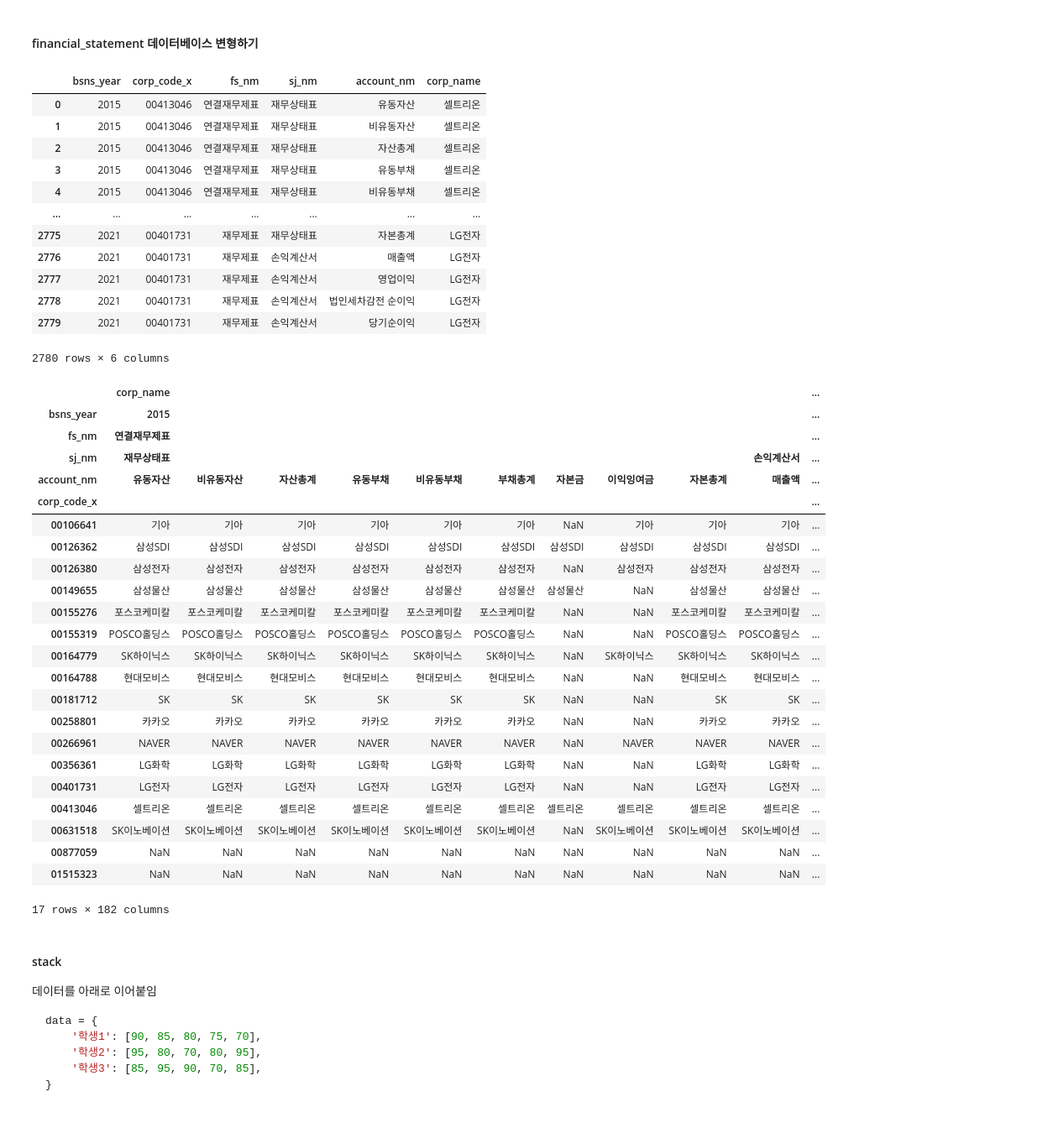
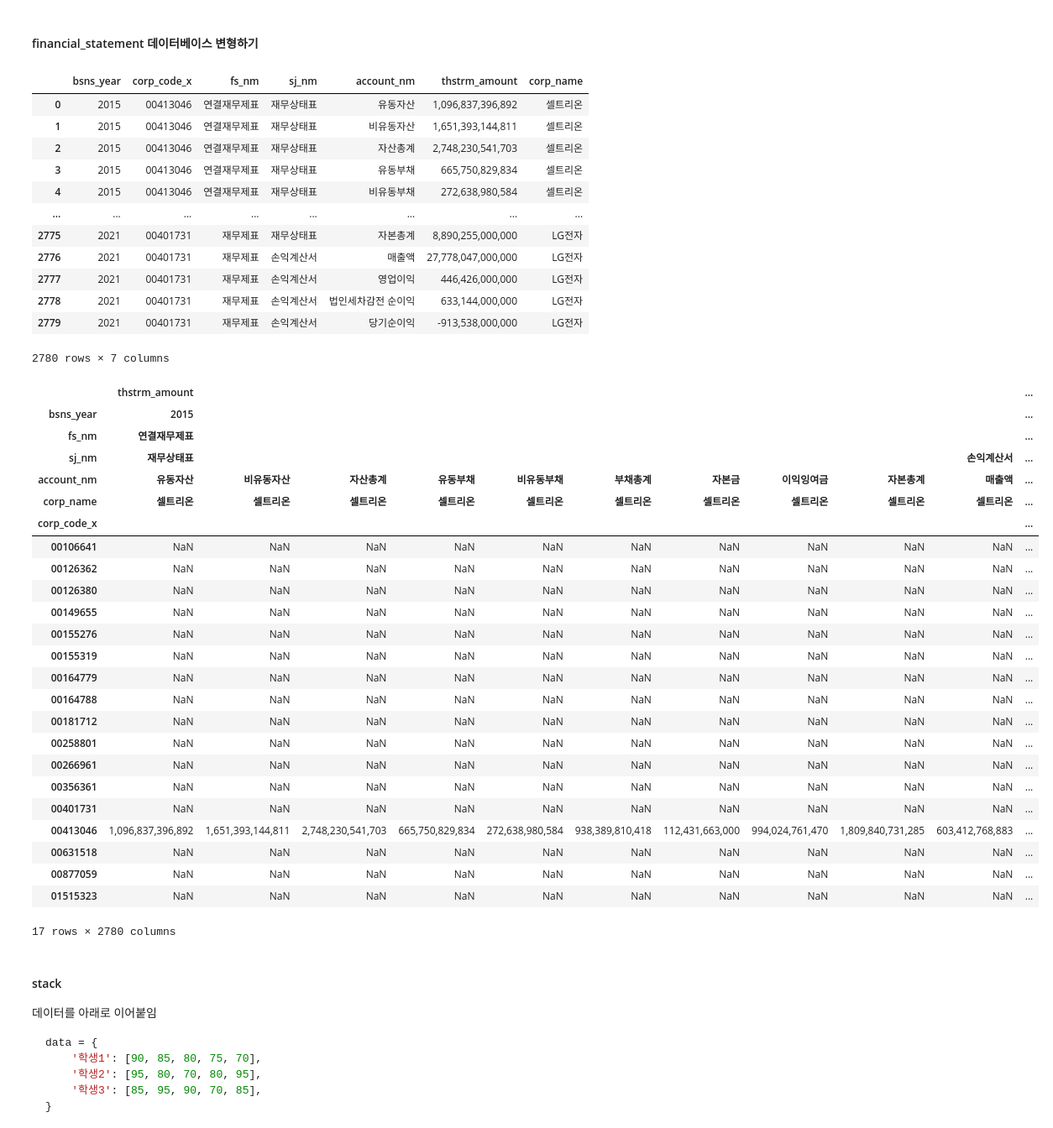
Before and after one commit to soldierzeus/bigdata_thunder, a Jupyter notebook: bigdata2/day05.ipynb, the cells around one changed output. Shown at 84% size. Cells and saved outputs as stored; diff of their text form; code cells hidden in the pictures.

```diff
--- a/bigdata2/day05.ipynb
+++ b/bigdata2/day05.ipynb
@@ -2148,55 +2148,58 @@ df.melt(id_vars=['A'], value_vars=['B', 'C'], var_name='new_var_name', value_nam
 | 3 | a | C | 2 |
 | 4 | b | C | 4 |
 | 5 | c | C | 6 |
+# %%
+corpcode = pd.read_csv(r'C:\Users\user\Documents\github\2022_08_06_big_data\bigdata2\dart\corpcode.csv', dtype=str)
 # %% [markdown]
 #### financial_statement 데이터베이스 변형하기
 # %%
-financial_statement = pd.read_csv(r'C:\bigdata_git\2022_08_06_big_data\bigdata2\data\dart\financial_statement.csv', dtype=str)
+financial_statement = pd.read_csv(r'C:\Users\user\Documents\github\2022_08_06_big_data\bigdata2\dart\financial_statement.csv', dtype=str)
 current_financial_statement = financial_statement.merge(corpcode, how='inner', on='stock_code')
-current_financial_statement_1 = current_financial_statement.drop(columns=['rcept_no', 'reprt_code', 'corp_code_y', 'stock_code','sj_div', 'fs_div', 'thstrm_nm','thstrm_dt','thstrm_amount','frmtrm_nm','frmtrm_dt','frmtrm_amount','bfefrmtrm_nm', 'bfefrmtrm_dt','bfefrmtrm_amount','ord','currency','modify_date'])
+current_financial_statement_1 = current_financial_statement.drop(columns=['rcept_no', 'reprt_code', 'corp_code_y', 'stock_code','sj_div', 'fs_div', 'thstrm_nm','thstrm_dt','frmtrm_nm','frmtrm_dt','frmtrm_amount','bfefrmtrm_nm', 'bfefrmtrm_dt','bfefrmtrm_amount','ord','currency','modify_date'])
 # %%
 current_financial_statement_1
 # %% [output]
-|  | bsns_year | corp_code_x | fs_nm | sj_nm | account_nm | corp_name |
-| 0 | 2015 | 00413046 | 연결재무제표 | 재무상태표 | 유동자산 | 셀트리온 |
-| 1 | 2015 | 00413046 | 연결재무제표 | 재무상태표 | 비유동자산 | 셀트리온 |
-| 2 | 2015 | 00413046 | 연결재무제표 | 재무상태표 | 자산총계 | 셀트리온 |
-| 3 | 2015 | 00413046 | 연결재무제표 | 재무상태표 | 유동부채 | 셀트리온 |
-| 4 | 2015 | 00413046 | 연결재무제표 | 재무상태표 | 비유동부채 | 셀트리온 |
-| ... | ... | ... | ... | ... | ... | ... |
-| 2775 | 2021 | 00401731 | 재무제표 | 재무상태표 | 자본총계 | LG전자 |
-| 2776 | 2021 | 00401731 | 재무제표 | 손익계산서 | 매출액 | LG전자 |
-| 2777 | 2021 | 00401731 | 재무제표 | 손익계산서 | 영업이익 | LG전자 |
-| 2778 | 2021 | 00401731 | 재무제표 | 손익계산서 | 법인세차감전 순이익 | LG전자 |
-| 2779 | 2021 | 00401731 | 재무제표 | 손익계산서 | 당기순이익 | LG전자 |
+|  | bsns_year | corp_code_x | fs_nm | sj_nm | account_nm | thstrm_amount | corp_name |
+| 0 | 2015 | 00413046 | 연결재무제표 | 재무상태표 | 유동자산 | 1,096,837,396,892 | 셀트리온 |
+| 1 | 2015 | 00413046 | 연결재무제표 | 재무상태표 | 비유동자산 | 1,651,393,144,811 | 셀트리온 |
+| 2 | 2015 | 00413046 | 연결재무제표 | 재무상태표 | 자산총계 | 2,748,230,541,703 | 셀트리온 |
+| 3 | 2015 | 00413046 | 연결재무제표 | 재무상태표 | 유동부채 | 665,750,829,834 | 셀트리온 |
+| 4 | 2015 | 00413046 | 연결재무제표 | 재무상태표 | 비유동부채 | 272,638,980,584 | 셀트리온 |
+| ... | ... | ... | ... | ... | ... | ... | ... |
+| 2775 | 2021 | 00401731 | 재무제표 | 재무상태표 | 자본총계 | 8,890,255,000,000 | LG전자 |
+| 2776 | 2021 | 00401731 | 재무제표 | 손익계산서 | 매출액 | 27,778,047,000,000 | LG전자 |
+| 2777 | 2021 | 00401731 | 재무제표 | 손익계산서 | 영업이익 | 446,426,000,000 | LG전자 |
+| 2778 | 2021 | 00401731 | 재무제표 | 손익계산서 | 법인세차감전 순이익 | 633,144,000,000 | LG전자 |
+| 2779 | 2021 | 00401731 | 재무제표 | 손익계산서 | 당기순이익 | -913,538,000,000 | LG전자 |
-2780 rows × 6 columns
+2780 rows × 7 columns
 # %%
-current_financial_statement_1.pivot(index='corp_code_x', columns=['bsns_year', 'fs_nm', 'sj_nm', 'account_nm'], values=['corp_name'])
+current_financial_statement_1.pivot(index='corp_code_x', columns=['bsns_year', 'fs_nm', 'sj_nm', 'account_nm', 'corp_name'], values=['thstrm_amount'])
 # %% [output]
-|  | corp_name |  |  |  |  |  |  |  |  |  | ... |
+|  | thstrm_amount |  |  |  |  |  |  |  |  |  | ... |
 | bsns_year | 2015 |  |  |  |  |  |  |  |  |  | ... |
 | fs_nm | 연결재무제표 |  |  |  |  |  |  |  |  |  | ... |
 | sj_nm | 재무상태표 |  |  |  |  |  |  |  |  | 손익계산서 | ... |
 | account_nm | 유동자산 | 비유동자산 | 자산총계 | 유동부채 | 비유동부채 | 부채총계 | 자본금 | 이익잉여금 | 자본총계 | 매출액 | ... |
+| corp_name | 셀트리온 | 셀트리온 | 셀트리온 | 셀트리온 | 셀트리온 | 셀트리온 | 셀트리온 | 셀트리온 | 셀트리온 | 셀트리온 | ... |
 | corp_code_x |  |  |  |  |  |  |  |  |  |  | ... |
-| 00106641 | 기아 | 기아 | 기아 | 기아 | 기아 | 기아 | NaN | 기아 | 기아 | 기아 | ... |
-| 00126362 | 삼성SDI | 삼성SDI | 삼성SDI | 삼성SDI | 삼성SDI | 삼성SDI | 삼성SDI | 삼성SDI | 삼성SDI | 삼성SDI | ... |
-| 00126380 | 삼성전자 | 삼성전자 | 삼성전자 | 삼성전자 | 삼성전자 | 삼성전자 | NaN | 삼성전자 | 삼성전자 | 삼성전자 | ... |
-| 00149655 | 삼성물산 | 삼성물산 | 삼성물산 | 삼성물산 | 삼성물산 | 삼성물산 | 삼성물산 | NaN | 삼성물산 | 삼성물산 | ... |
-| 00155276 | 포스코케미칼 | 포스코케미칼 | 포스코케미칼 | 포스코케미칼 | 포스코케미칼 | 포스코케미칼 | NaN | NaN | 포스코케미칼 | 포스코케미칼 | ... |
-| 00155319 | POSCO홀딩스 | POSCO홀딩스 | POSCO홀딩스 | POSCO홀딩스 | POSCO홀딩스 | POSCO홀딩스 | NaN | NaN | POSCO홀딩스 | POSCO홀딩스 | ... |
-| 00164779 | SK하이닉스 | SK하이닉스 | SK하이닉스 | SK하이닉스 | SK하이닉스 | SK하이닉스 | NaN | SK하이닉스 | SK하이닉스 | SK하이닉스 | ... |
-| 00164788 | 현대모비스 | 현대모비스 | 현대모비스 | 현대모비스 | 현대모비스 | 현대모비스 | NaN | NaN | 현대모비스 | 현대모비스 | ... |
-| 00181712 | SK | SK | SK | SK | SK | SK | NaN | NaN | SK | SK | ... |
-| 00258801 | 카카오 | 카카오 | 카카오 | 카카오 | 카카오 | 카카오 | NaN | NaN | 카카오 | 카카오 | ... |
-| 00266961 | NAVER | NAVER | NAVER | NAVER | NAVER | NAVER | NaN | NAVER | NAVER | NAVER | ... |
-| 00356361 | LG화학 | LG화학 | LG화학 | LG화학 | LG화학 | LG화학 | NaN | NaN | LG화학 | LG화학 | ... |
-| 00401731 | LG전자 | LG전자 | LG전자 | LG전자 | LG전자 | LG전자 | NaN | NaN | LG전자 | LG전자 | ... |
-| 00413046 | 셀트리온 | 셀트리온 | 셀트리온 | 셀트리온 | 셀트리온 | 셀트리온 | 셀트리온 | 셀트리온 | 셀트리온 | 셀트리온 | ... |
-| 00631518 | SK이노베이션 | SK이노베이션 | SK이노베이션 | SK이노베이션 | SK이노베이션 | SK이노베이션 | NaN | SK이노베이션 | SK이노베이션 | SK이노베이션 | ... |
+| 00106641 | NaN | NaN | NaN | NaN | NaN | NaN | NaN | NaN | NaN | NaN | ... |
+| 00126362 | NaN | NaN | NaN | NaN | NaN | NaN | NaN | NaN | NaN | NaN | ... |
+| 00126380 | NaN | NaN | NaN | NaN | NaN | NaN | NaN | NaN | NaN | NaN | ... |
+| 00149655 | NaN | NaN | NaN | NaN | NaN | NaN | NaN | NaN | NaN | NaN | ... |
+| 00155276 | NaN | NaN | NaN | NaN | NaN | NaN | NaN | NaN | NaN | NaN | ... |
+| 00155319 | NaN | NaN | NaN | NaN | NaN | NaN | NaN | NaN | NaN | NaN | ... |
+| 00164779 | NaN | NaN | NaN | NaN | NaN | NaN | NaN | NaN | NaN | NaN | ... |
+| 00164788 | NaN | NaN | NaN | NaN | NaN | NaN | NaN | NaN | NaN | NaN | ... |
+| 00181712 | NaN | NaN | NaN | NaN | NaN | NaN | NaN | NaN | NaN | NaN | ... |
+| 00258801 | NaN | NaN | NaN | NaN | NaN | NaN | NaN | NaN | NaN | NaN | ... |
+| 00266961 | NaN | NaN | NaN | NaN | NaN | NaN | NaN | NaN | NaN | NaN | ... |
+| 00356361 | NaN | NaN | NaN | NaN | NaN | NaN | NaN | NaN | NaN | NaN | ... |
+| 00401731 | NaN | NaN | NaN | NaN | NaN | NaN | NaN | NaN | NaN | NaN | ... |
+| 00413046 | 1,096,837,396,892 | 1,651,393,144,811 | 2,748,230,541,703 | 665,750,829,834 | 272,638,980,584 | 938,389,810,418 | 112,431,663,000 | 994,024,761,470 | 1,809,840,731,285 | 603,412,768,883 | ... |
+| 00631518 | NaN | NaN | NaN | NaN | NaN | NaN | NaN | NaN | NaN | NaN | ... |
 | 00877059 | NaN | NaN | NaN | NaN | NaN | NaN | NaN | NaN | NaN | NaN | ... |
 | 01515323 | NaN | NaN | NaN | NaN | NaN | NaN | NaN | NaN | NaN | NaN | ... |
-17 rows × 182 columns
+17 rows × 2780 columns
 # %% [markdown]
 #### stack
 데이터를 아래로 이어붙임
```
Also changed, not shown: parts of 73 cells of this notebook, 3 other files.
